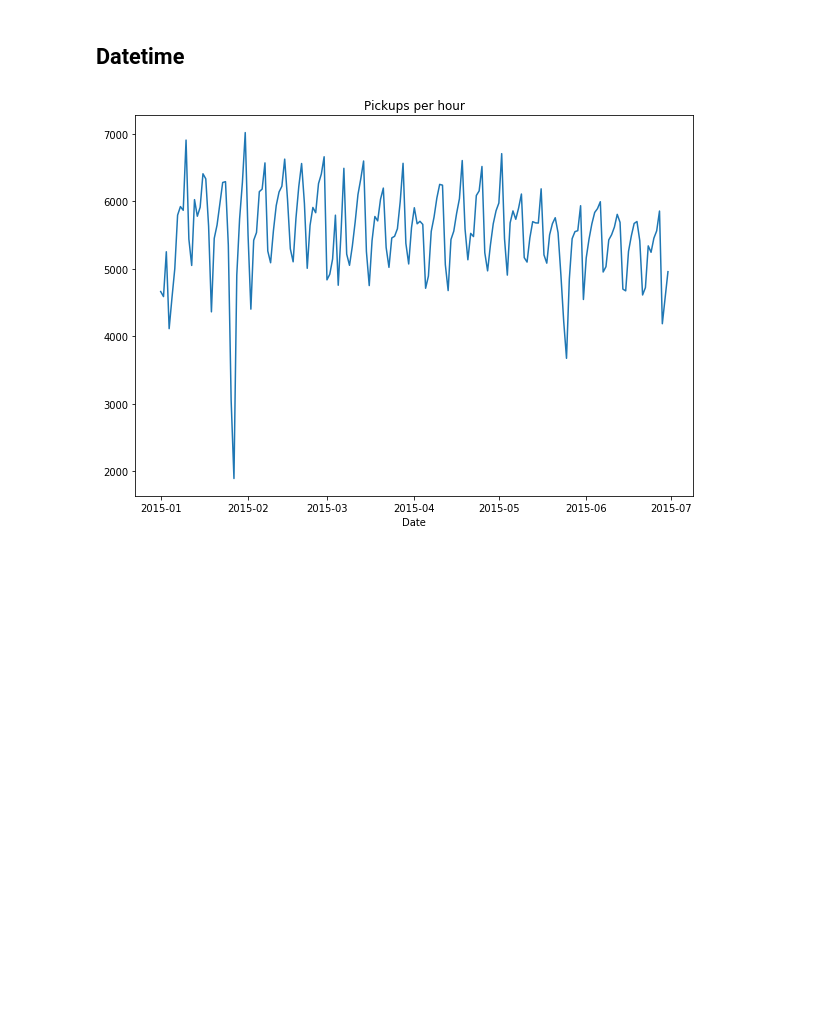
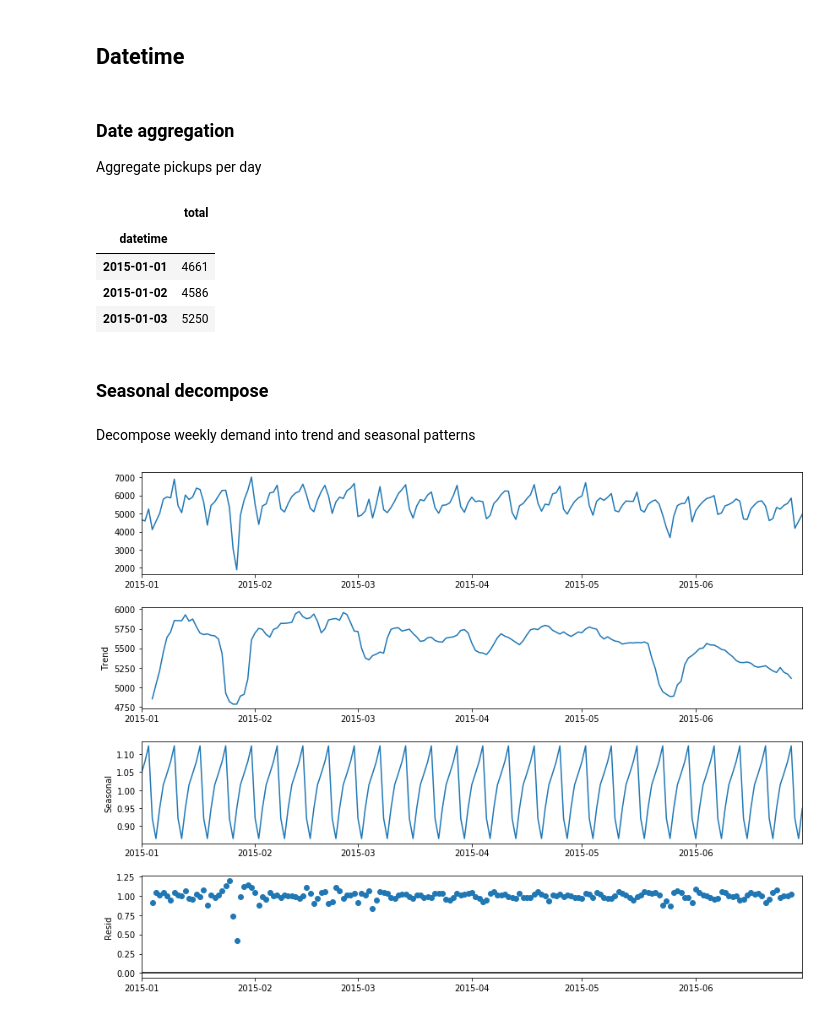
Before and after one commit to sash-ko/ai-transportation, a Jupyter notebook: cnn_demand_model/1_Exploration.ipynb, the cells around one changed output. Cells and saved outputs as stored; diff of their text form; code cells hidden in the pictures; blank space fills up the shorter version.

Commit message:
Add seasonal decompose

```diff
--- a/cnn_demand_model/1_Exploration.ipynb
+++ b/cnn_demand_model/1_Exploration.ipynb
@@ -132,11 +134,35 @@ plt.subplots_adjust(top=.9);
 [figure]
 # %% [markdown]
 ## Datetime
+# %% [markdown]
+###  Date aggregation
+
+Aggregate pickups per day
 # %%
-plt.title('Pickups per hour')
+date_agg_data = data.groupby(data.datetime.dt.date).datetime.size()
+date_agg_data = date_agg_data.to_frame('total')
 
-data.groupby(data.datetime.dt.date).datetime.size().plot();
-
-plt.xlabel('Date');
+date_agg_data.head(3)
 # %% [output]
-[figure, removed]
+|  | total |
+| datetime |  |
+| 2015-01-01 | 4661 |
+| 2015-01-02 | 4586 |
+| 2015-01-03 | 5250 |
+# %% [markdown]
+### Seasonal decompose
+# %% [markdown]
+Decompose weekly demand into trend and seasonal patterns
+# %%
+from statsmodels.tsa.seasonal import seasonal_decompose
+
+period = 7
+model = 'multiplicative'
+
+result = seasonal_decompose(agg_data, model=model, period=period)
+
+fig = result.plot();
+fig.set_figheight(9)
+fig.set_figwidth(12);
+# %% [output]
+[figure, added]
```
Also changed, not shown: parts of 4 cells of this notebook.
